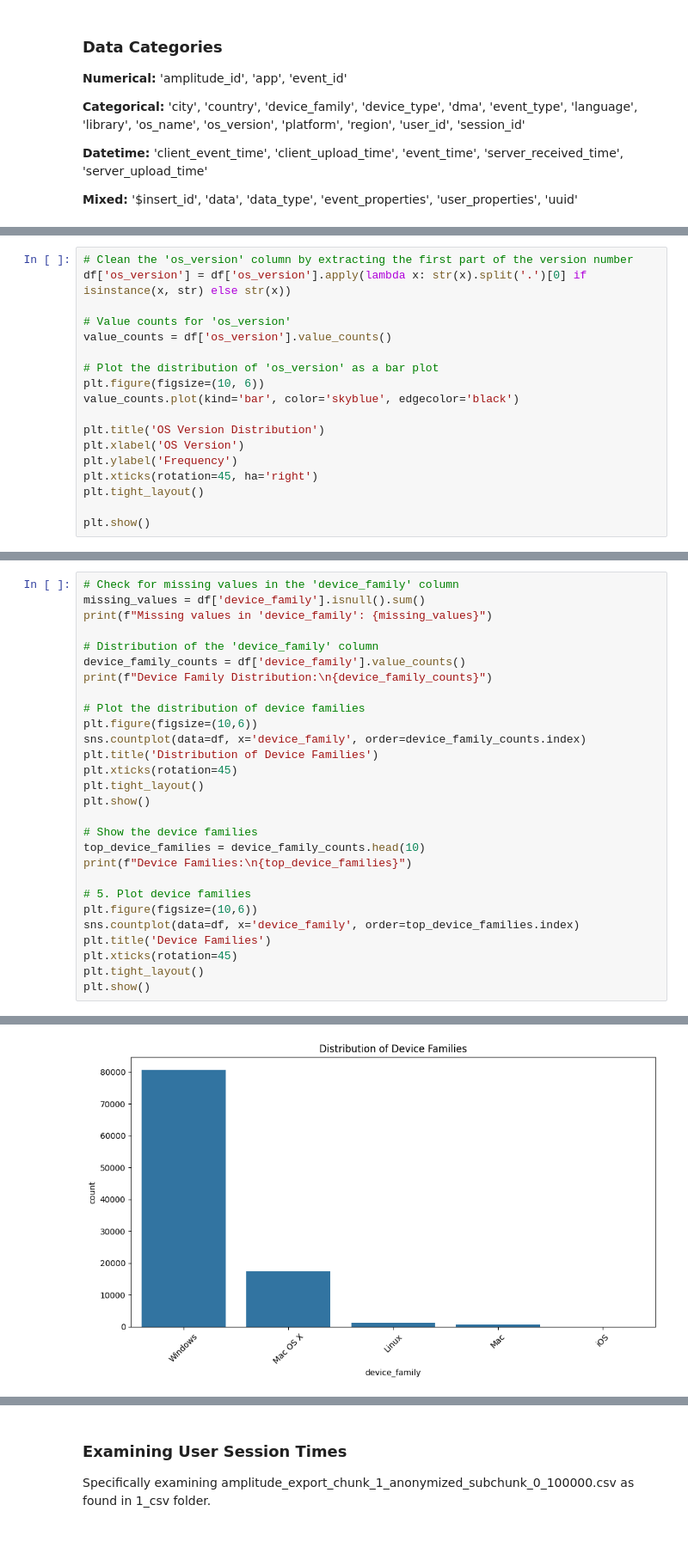
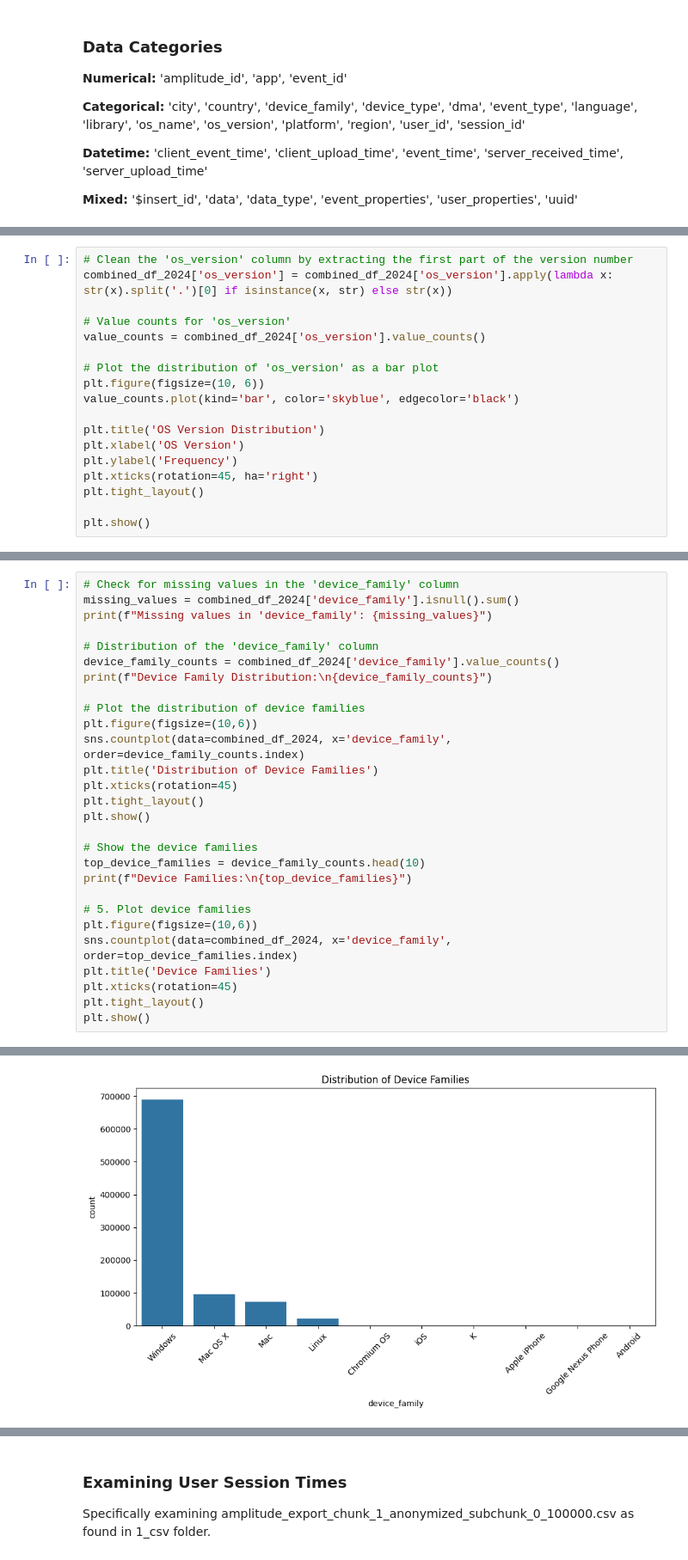
Before and after one commit to nyra-rodrigues/Federato-RiskOps-Platform-Optimization-Challenge, a Jupyter notebook: federato_data_read_starter.ipynb, the cells around one changed output, grey strips where cells are left out. Shown at 86% size. Saved outputs shown, nothing was run; the diff lists cells and outputs as text.

```diff
--- a/federato_data_read_starter.ipynb
+++ b/federato_data_read_starter.ipynb
@@ -245,9 +336,9 @@ Specifically examining amplitude_export_chunk_1_anonymized_subchunk_0_100000.csv
 # %%
 # Clean the 'os_version' column by extracting the first part of the version number
-df['os_version'] = df['os_version'].apply(lambda x: str(x).split('.')[0] if isinstance(x, str) else str(x))
+combined_df_2024['os_version'] = combined_df_2024['os_version'].apply(lambda x: str(x).split('.')[0] if isinstance(x, str) else str(x))
 
 # Value counts for 'os_version'
-value_counts = df['os_version'].value_counts()
+value_counts = combined_df_2024['os_version'].value_counts()
 
 # Plot the distribution of 'os_version' as a bar plot
 plt.figure(figsize=(10, 6))
@@ -401,15 +656,15 @@ Specifically examining amplitude_export_chunk_1_anonymized_subchunk_0_100000.csv
 # %%
 # Check for missing values in the 'device_family' column
-missing_values = df['device_family'].isnull().sum()
+missing_values = combined_df_2024['device_family'].isnull().sum()
 print(f"Missing values in 'device_family': {missing_values}")
 
 # Distribution of the 'device_family' column
-device_family_counts = df['device_family'].value_counts()
+device_family_counts = combined_df_2024['device_family'].value_counts()
 print(f"Device Family Distribution:\n{device_family_counts}")
 
 # Plot the distribution of device families
 plt.figure(figsize=(10,6))
-sns.countplot(data=df, x='device_family', order=device_family_counts.index)
+sns.countplot(data=combined_df_2024, x='device_family', order=device_family_counts.index)
 plt.title('Distribution of Device Families')
 plt.xticks(rotation=45)
 plt.tight_layout()
@@ -421,7 +676,7 @@ print(f"Device Families:\n{top_device_families}")
 
 # 5. Plot device families
 plt.figure(figsize=(10,6))
-sns.countplot(data=df, x='device_family', order=top_device_families.index)
+sns.countplot(data=combined_df_2024, x='device_family', order=top_device_families.index)
 plt.title('Device Families')
 plt.xticks(rotation=45)
 plt.tight_layout()
@@ -438,4 +698,4 @@ iOS            34
 Name: count, dtype: int64
-[figure, old version]
+[figure, new version]
 Device Families:
 device_family
```
Also changed, not shown: parts of 68 cells of this notebook.
